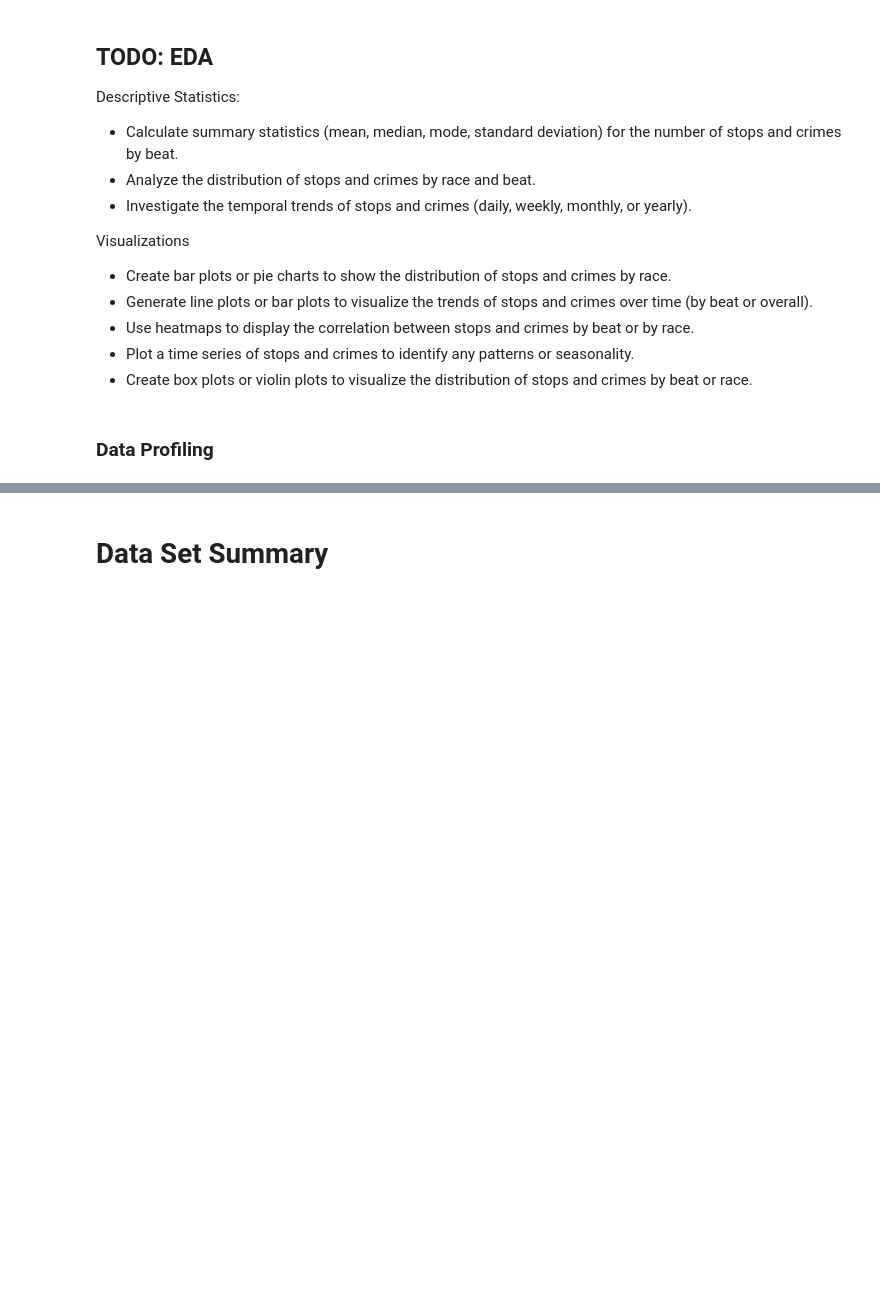
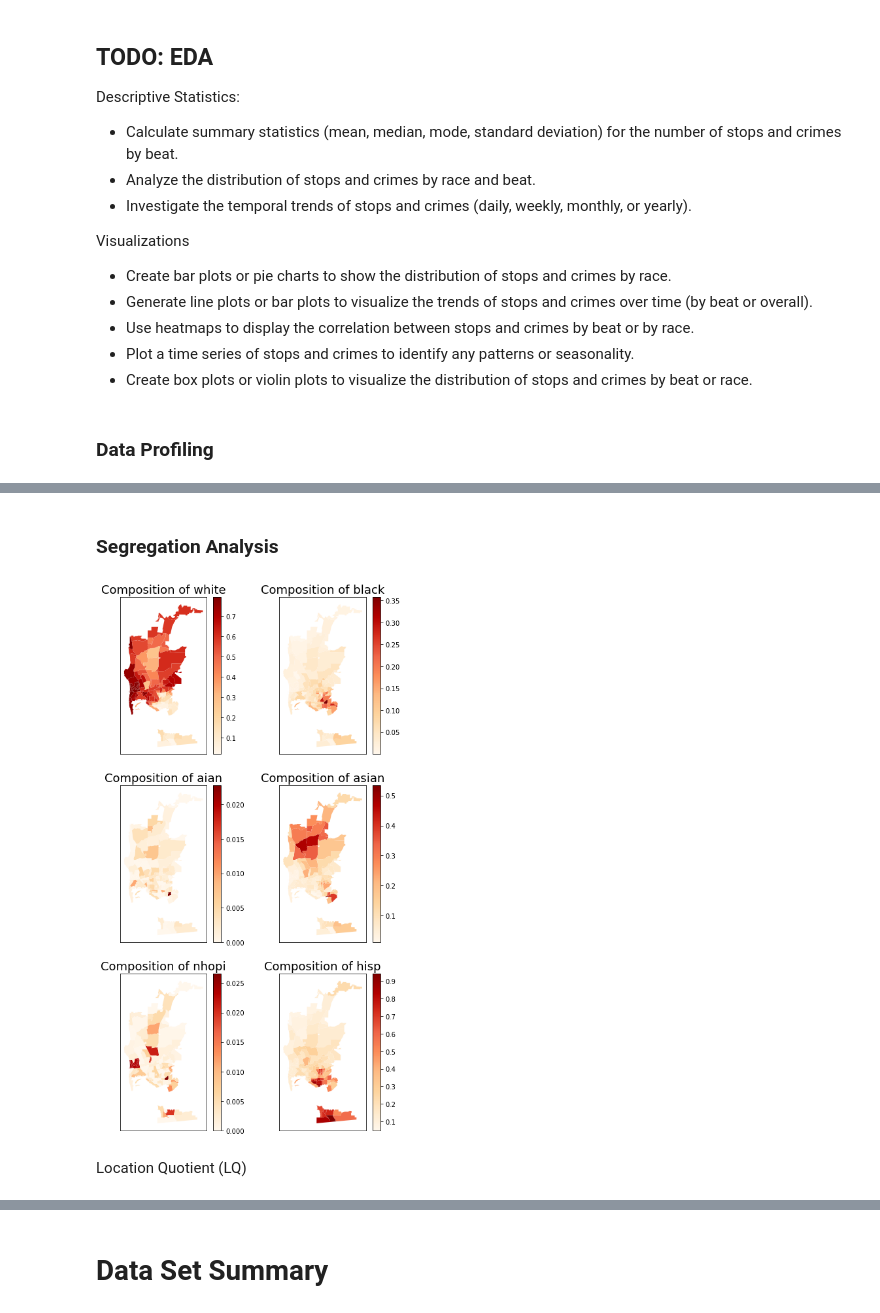
Before and after one commit to aldabbagh/DPI617, a Jupyter notebook: starter.ipynb, the cells around one changed output, grey strips where cells are left out. Drawn from its saved outputs; the diff is of its cells as text; code cells hidden in the pictures; blank space fills up the shorter version.

Commit message:
added segregation viz

```diff
--- a/starter.ipynb
+++ b/starter.ipynb
@@ -573,3 +566,5 @@ https://github.com/pandas-profiling/pandas-profiling/issues
 profile = ProfileReport(crime_data, title='Pandas Profiling Report', html={'style':{'full_width':True}})
 # save the report to html
 profile.to_file("crime_data_report.html")
+# %% [markdown]
+### Segregation Analysis
@@ -575,0 +578,63 @@ profile.to_file("crime_data_report.html")
+# %%
+groups_list = ['white', 'black', 'aian', 'asian', 'nhopi', 'hisp', 'other']
+# %%
+input_df = merged_geodata.copy()
+for i in range(len(groups_list)):
+    input_df['comp_' + groups_list[i]] = input_df[groups_list[i]] / input_df['total']
+
+fig, axes = plt.subplots(ncols = 2, nrows = 3, figsize = (8, 15))
+
+
+input_df.plot(column = 'comp_' + groups_list[0],
+              cmap = 'OrRd',
+              legend = True, ax = axes[0,0])
+axes[0,0].set_title('Composition of ' + groups_list[0], fontsize = 18)
+axes[0,0].set_xticks([])
+axes[0,0].set_yticks([])
+axes[0,0].set_facecolor('white')
+
+
+input_df.plot(column = 'comp_' + groups_list[1],
+              cmap = 'OrRd',
+              legend = True, ax = axes[0,1])
+axes[0,1].set_title('Composition of ' + groups_list[1], fontsize = 18)
+axes[0,1].set_xticks([])
+axes[0,1].set_yticks([])
+axes[0,1].set_facecolor('white')
+
+
+input_df.plot(column = 'comp_' + groups_list[2],
+              cmap = 'OrRd',
+              legend = True, ax = axes[1,0])
+axes[1,0].set_title('Composition of ' + groups_list[2], fontsize = 18)
+axes[1,0].set_xticks([])
+axes[1,0].set_yticks([])
+axes[1,0].set_facecolor('white')
+
+input_df.plot(column = 'comp_' + groups_list[3],
+              cmap = 'OrRd',
+              legend = True, ax = axes[1,1])
+axes[1,1].set_title('Composition of ' + groups_list[3], fontsize = 18)
+axes[1,1].set_xticks([])
+axes[1,1].set_yticks([])
+axes[1,1].set_facecolor('white')
+
+input_df.plot(column = 'comp_' + groups_list[4],
+              cmap = 'OrRd',
+              legend = True, ax = axes[2,0])
+axes[2,0].set_title('Composition of ' + groups_list[4], fontsize = 18)
+axes[2,0].set_xticks([])
+axes[2,0].set_yticks([])
+axes[2,0].set_facecolor('white')
+
+input_df.plot(column = 'comp_' + groups_list[5],
+              cmap = 'OrRd',
+              legend = True, ax = axes[2,1])
+axes[2,1].set_title('Composition of ' + groups_list[5], fontsize = 18)
+axes[2,1].set_xticks([])
+axes[2,1].set_yticks([])
+axes[2,1].set_facecolor('white')
+# %% [output]
+[figure, added]
+# %% [markdown]
+Location Quotient (LQ)
```
Also changed, not shown: parts of 14 cells of this notebook, 2 other files.
